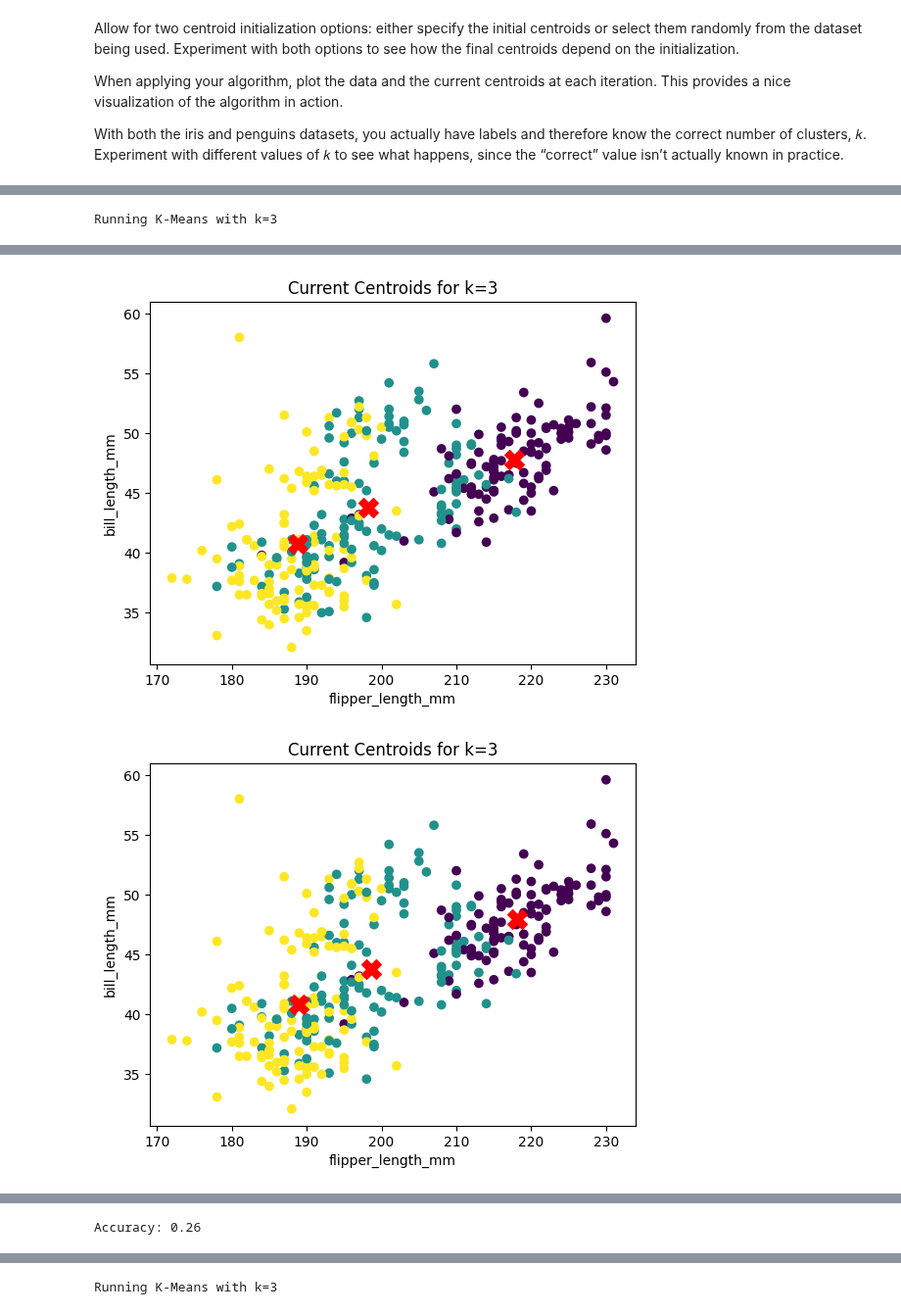
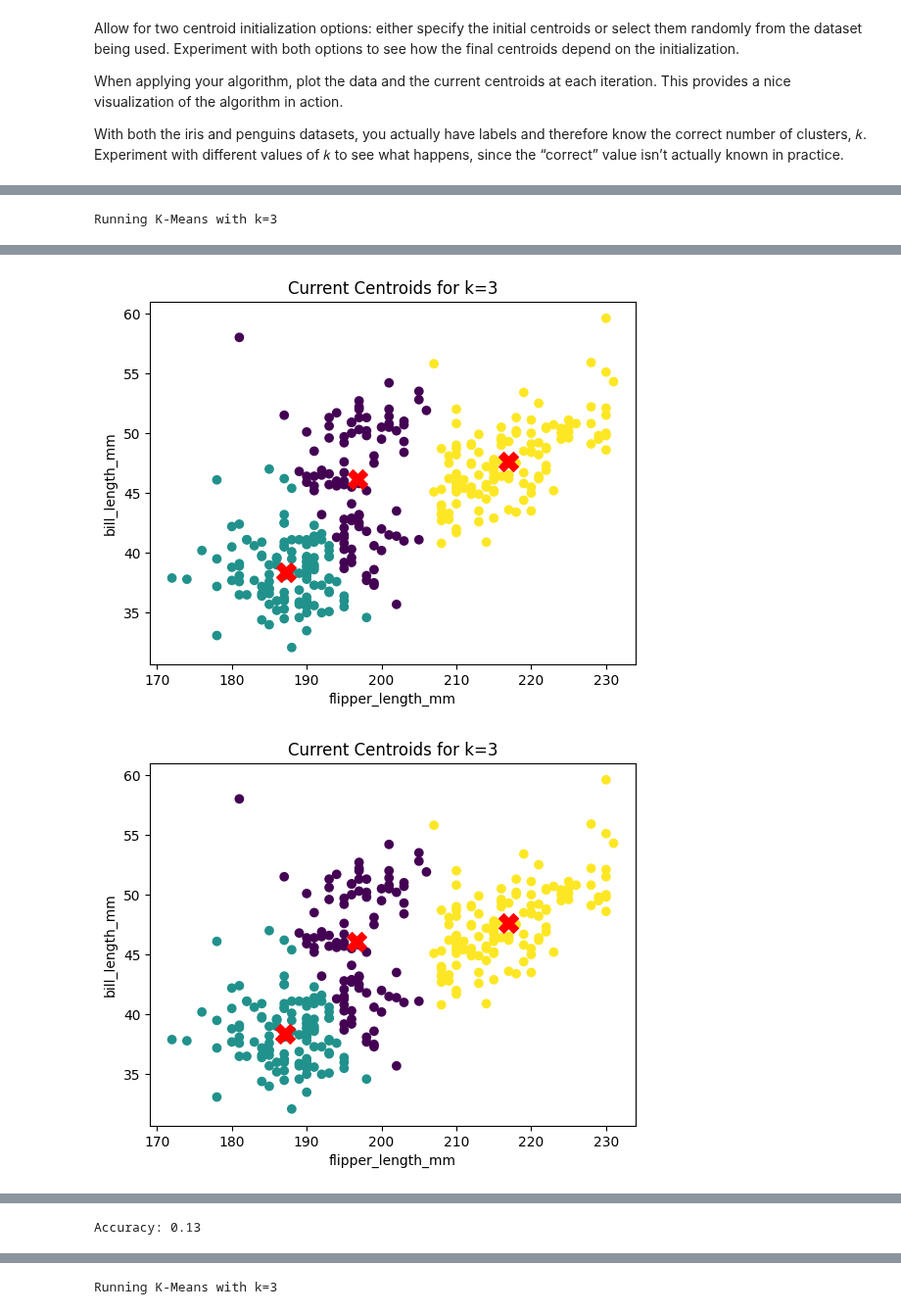
Before and after one commit to Qu1nnD/CS290, a Jupyter notebook: Clustering.ipynb, the cells around one changed output, grey strips where cells are left out. Shown at 98% size. Cells and saved outputs as stored; diff of their text form; code cells hidden in the pictures.

```diff
--- a/Clustering.ipynb
+++ b/Clustering.ipynb
@@ -32,10 +32,10 @@ Data columns (total 8 columns):
 dtypes: float64(4), int64(1), object(3)
 memory usage: 23.4+ KB
 # %%
-def ini_Centroids(k, dataset, centroid_type):
-  features = dataset[['bill_length_mm', 'bill_depth_mm','flipper_length_mm','body_mass_g']].dropna() #
+def ini_Centroids(k, dataset, centroid_type, features):
   if(centroid_type == "random"): # Makes the centroid random
-    return features.sample(n=k).to_numpy() #
+    indices = np.random.choice(len(features), size=k, replace=False)
+    return features.to_numpy()[indices]
   elif(centroid_type == 'arthur'): #arthur vestile method
     centroids = []
     first_centroid = features.sample(n=1)
@@ -71,21 +136,19 @@ def accuracy(true_labels, predicted_labels):
 # %%
 def K_Means(k, dataset, centroid_type, feature_x, feature_y):
     converged = False
-    #
-    # Streamline features variable in K_Means and ini_Centroids
-    #
-    features = dataset[['bill_length_mm', 'bill_depth_mm','flipper_length_mm','body_mass_g']].dropna() #
-    centroids=ini_Centroids(k, dataset, centroid_type) # initializes the first centroids
+    features = dataset[[feature_x, feature_y]].dropna()
+    centroids=ini_Centroids(k, dataset, centroid_type, features) # initializes the first centroids
     while not converged: # Loops until there isn't massive changes between centroids and new_centroids
         #Calculations
         distances = np.linalg.norm(features.to_numpy()[:, np.newaxis] - centroids, axis=2) # calcuates the eudclidean distance between data points and centroids
         labels = np.argmin(distances, axis=1) # assigns data points to the closest centroid
-        new_centroids = np.array([features[labels == i].mean(axis=0) for i in range(k)]) # calculates updated centroids given the mean of all data points from each cluster
+        new_centroids = np.array([features[labels == i].mean(axis=0) if np.any(labels == i) else centroids[i] for i in range(k)]) # calculates updated centroids given the mean of all data points from each cluster
         #Ploting
 
         plt.figure()
         plt.scatter(features[feature_x], features[feature_y], c=labels, marker='o') # Creates the circles that represent data points on the scatter plot
-        plt.scatter(new_centroids[:, 2], new_centroids[:, 0], c='red',marker='X', s=200) # Creates the red X markers that show where the centroids are on the scatter plot
+        for c in centroids:
+          plt.scatter(c[0], c[1], c='red',marker='X', s=200) # Creates the red X markers that show where the centroids are on the scatter plot
         plt.title(f'Current Centroids for k={k}') # Creates the title of the scatter plot
         plt.xlabel(feature_x) # Creates the x axis label for the scatter plot
         plt.ylabel(feature_y) # Creates the y axis label for the scatter plot
@@ -93,13 +156,13 @@ def K_Means(k, dataset, centroid_type, feature_x, feature_y):
 
         #Convergence test and updating centroids
         #fix later
-        converged = np.all( np.abs(centroids - new_centroids) <= .01) # Tests to see if there is major differences between the current and new centroids to see if it needs to continue the loop again
+        converged = np.all(np.abs(centroids - new_centroids) <= 0.01) # Tests to see if there is major differences between the current and new centroids to see if it needs to continue the loop again
         centroids = new_centroids
     return labels, centroids
 # %%
 for k in range(3,4):
   print(f"Running K-Means with k={k}")
-  labels, clusters = K_Means(k, penguins, "random", 'flipper_length_mm', 'bill_length_mm')
+  labels, clusters = K_Means(k, penguins, "random",'flipper_length_mm','bill_length_mm',)
   true_labels = penguins['species']
   species_names = penguins['species'].unique()
   predicted_species = species_names[labels] # maps numerical labels to string labels using NumPy indexing
@@ -114,2 +177,2 @@ Running K-Means with k=3
-[figure, old version]
+[figure, new version]
-[figure, old version]
+[figure, new version]
@@ -122,4 +179,4 @@ Running K-Means with k=3
-Accuracy: 0.26
+Accuracy: 0.13
 # %%
 for k in range(3,4):
   print(f"Running K-Means with k={k}")
```
Also changed, not shown: parts of 19 cells of this notebook.
